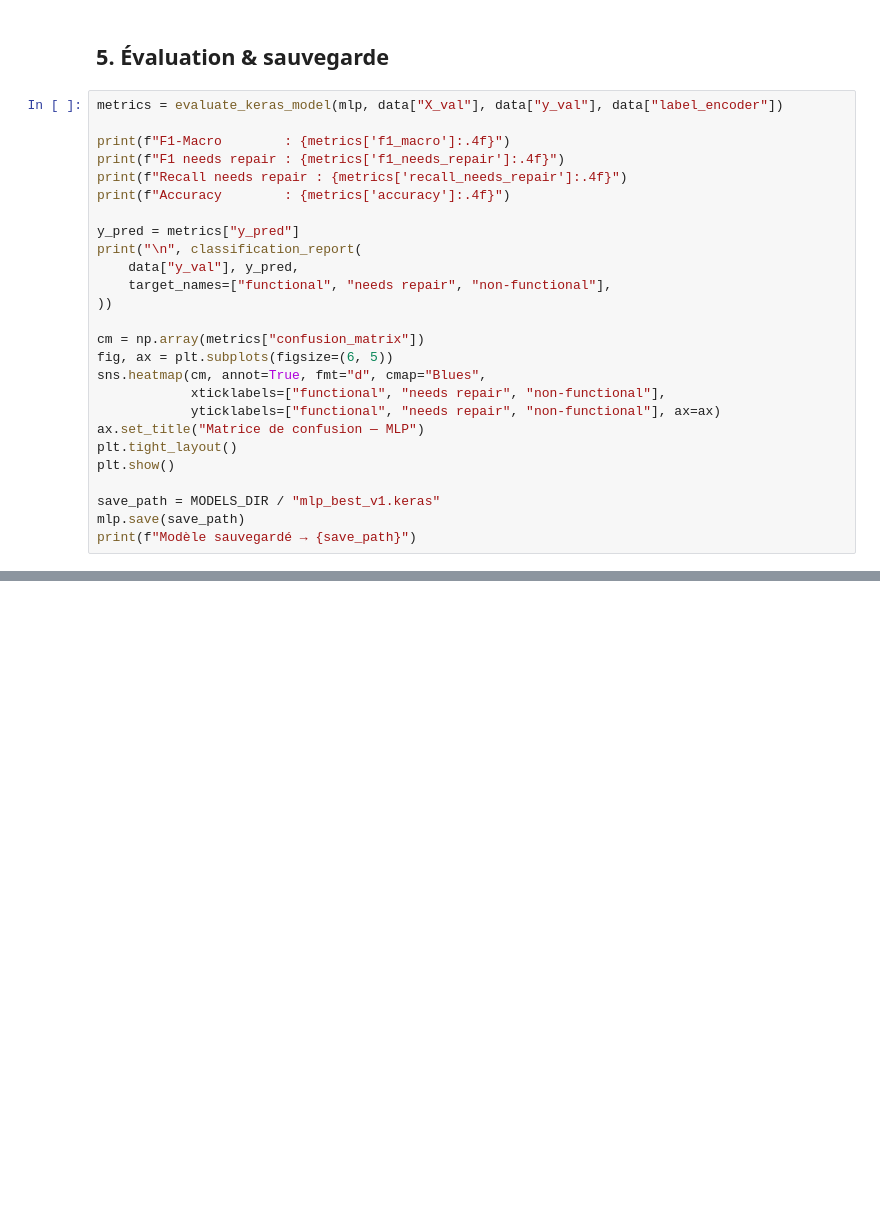
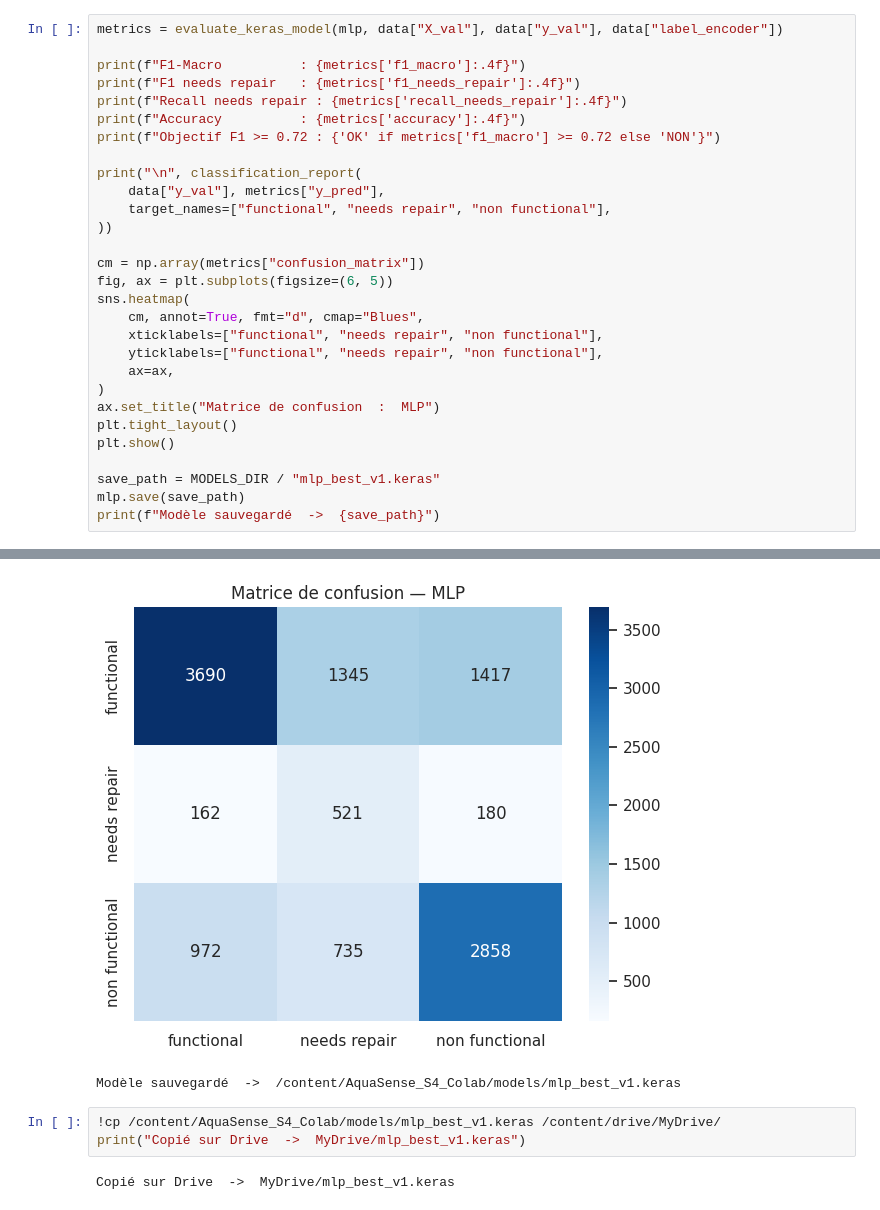
Before and after one commit to Traorehub/aquasense-ai, a Jupyter notebook: AquaSense_S4_Colab/notebooks/04_dl_mlp.ipynb, the cells around one changed output, grey strips where cells are left out. Cells and saved outputs as stored; diff of their text form; blank space fills up the shorter version.

```diff
--- a/AquaSense_S4_Colab/notebooks/04_dl_mlp.ipynb
+++ b/AquaSense_S4_Colab/notebooks/04_dl_mlp.ipynb
@@ -113,28 +169,30 @@ plt.show()
-# %% [markdown]
-## 5. Évaluation & sauvegarde
 # %%
 metrics = evaluate_keras_model(mlp, data["X_val"], data["y_val"], data["label_encoder"])
 
-print(f"F1-Macro        : {metrics['f1_macro']:.4f}")
-print(f"F1 needs repair : {metrics['f1_needs_repair']:.4f}")
+print(f"F1-Macro          : {metrics['f1_macro']:.4f}")
+print(f"F1 needs repair   : {metrics['f1_needs_repair']:.4f}")
 print(f"Recall needs repair : {metrics['recall_needs_repair']:.4f}")
-print(f"Accuracy        : {metrics['accuracy']:.4f}")
+print(f"Accuracy          : {metrics['accuracy']:.4f}")
+print(f"Objectif F1 >= 0.72 : {'OK' if metrics['f1_macro'] >= 0.72 else 'NON'}")
 
-y_pred = metrics["y_pred"]
 print("\n", classification_report(
-    data["y_val"], y_pred,
-    target_names=["functional", "needs repair", "non-functional"],
+    data["y_val"], metrics["y_pred"],
+    target_names=["functional", "needs repair", "non functional"],
 ))
 
 cm = np.array(metrics["confusion_matrix"])
 fig, ax = plt.subplots(figsize=(6, 5))
-sns.heatmap(cm, annot=True, fmt="d", cmap="Blues",
-            xticklabels=["functional", "needs repair", "non-functional"],
-            yticklabels=["functional", "needs repair", "non-functional"], ax=ax)
-ax.set_title("Matrice de confusion — MLP")
+sns.heatmap(
+    cm, annot=True, fmt="d", cmap="Blues",
+    xticklabels=["functional", "needs repair", "non functional"],
+    yticklabels=["functional", "needs repair", "non functional"],
+    ax=ax,
+)
+ax.set_title("Matrice de confusion  :  MLP")
 plt.tight_layout()
 plt.show()
 
 save_path = MODELS_DIR / "mlp_best_v1.keras"
 mlp.save(save_path)
-print(f"Modèle sauvegardé → {save_path}")
+print(f"Modèle sauvegardé  ->  {save_path}")
+# %% [output]
@@ -140,0 +214,7 @@ print(f"Modèle sauvegardé → {save_path}")
+[figure, added]
+Modèle sauvegardé  ->  /content/AquaSense_S4_Colab/models/mlp_best_v1.keras
+# %%
+!cp /content/AquaSense_S4_Colab/models/mlp_best_v1.keras /content/drive/MyDrive/
+print("Copié sur Drive  ->  MyDrive/mlp_best_v1.keras")
+# %% [output]
+Copié sur Drive  ->  MyDrive/mlp_best_v1.keras
```
Also changed, not shown: parts of 18 cells of this notebook, 50 other files.
